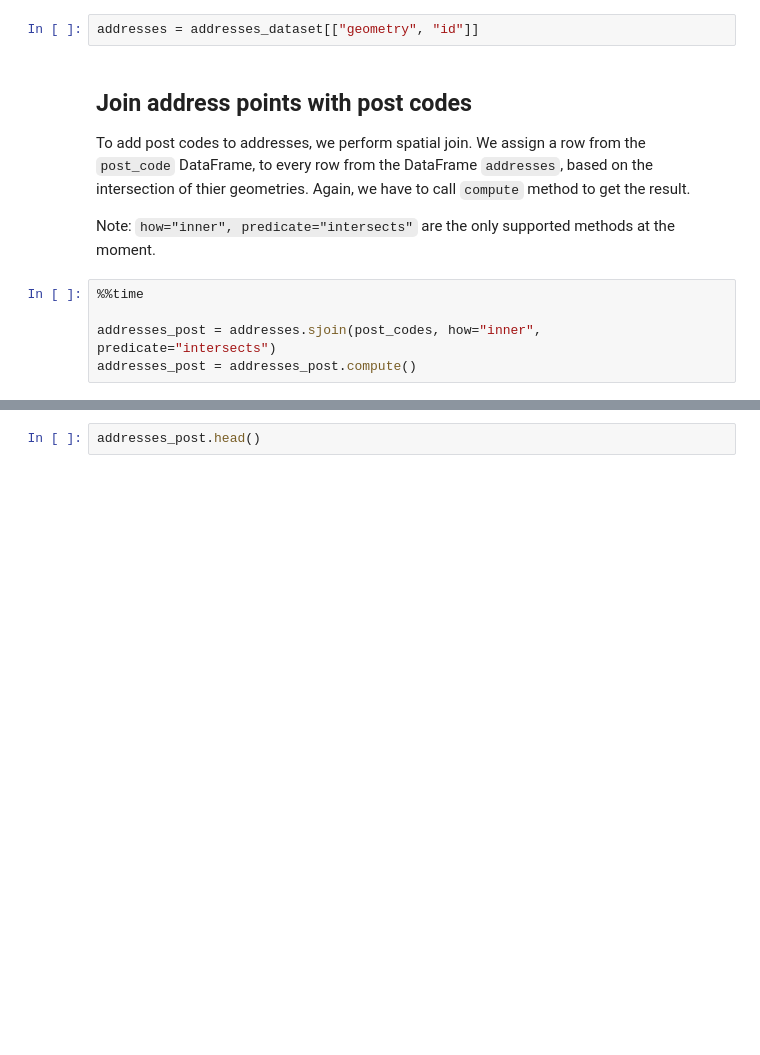
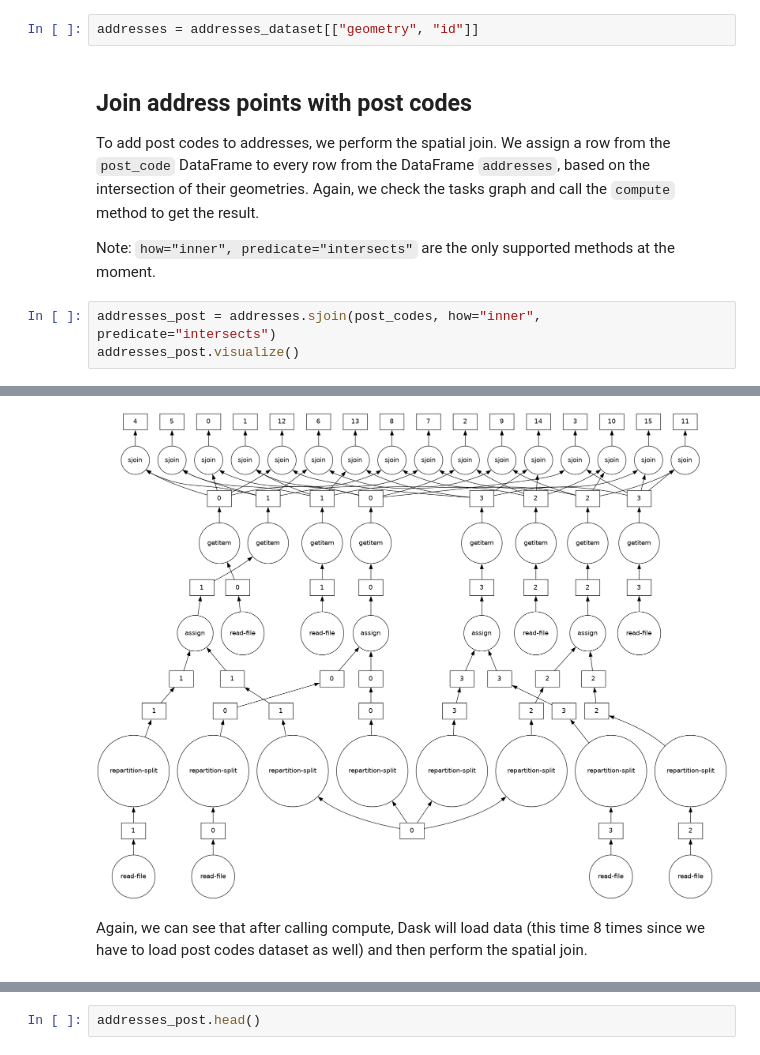
Before and after one commit to csc-training/geocomputing, a Jupyter notebook: python/dask_geopandas/dask-geopandas.ipynb, the cells around one changed output, grey strips where cells are left out. Cells and saved outputs as stored; diff of their text form; blank space fills up the shorter version.

```diff
--- a/python/dask_geopandas/dask-geopandas.ipynb
+++ b/python/dask_geopandas/dask-geopandas.ipynb
@@ -128,12 +137,10 @@ Before adding post codes to addresses, let's create new DataFrame without unness
 addresses = addresses_dataset[["geometry", "id"]]
 # %% [markdown]
 ## Join address points with post codes
-To add post codes to addresses, we perform spatial join. We assign a row from the `post_code` DataFrame, to every row from the DataFrame `addresses`, based on the intersection of thier geometries. Again, we have to call `compute` method to get the result.
+To add post codes to addresses, we perform the spatial join. We assign a row from the `post_code` DataFrame to every row from the DataFrame `addresses`, based on the intersection of their geometries. Again, we check the tasks graph and call the `compute` method to get the result.
 
 Note: `how="inner", predicate="intersects"` are the only supported methods at the moment.
 # %%
-%%time
-
 addresses_post = addresses.sjoin(post_codes, how="inner", predicate="intersects")
-addresses_post = addresses_post.compute()
+addresses_post.visualize()
 # %% [output]
@@ -141,0 +147,3 @@ Wall time: 28.7 s
+[figure, added]
+# %% [markdown]
+Again, we can see that after calling compute, Dask will load data (this time 8 times since we have to load post codes dataset as well) and then perform the spatial join.
```
Also changed, not shown: parts of 21 cells of this notebook, 1 other file.
